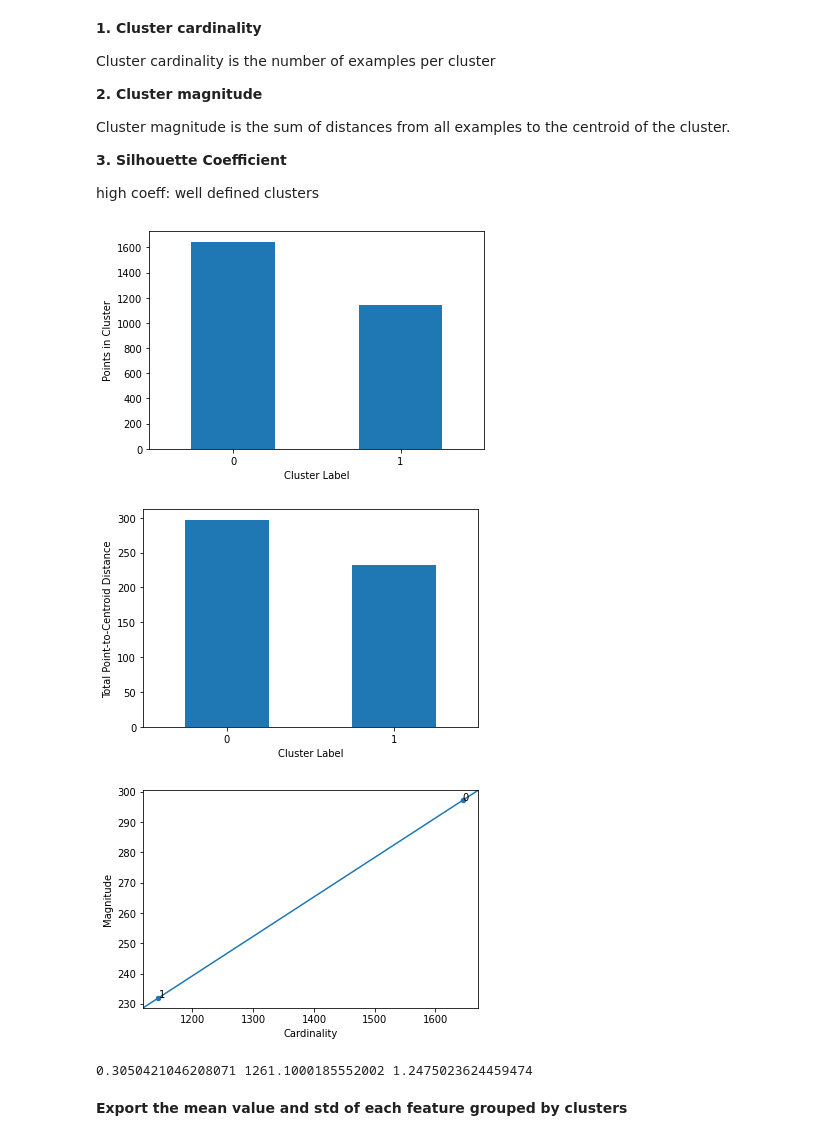
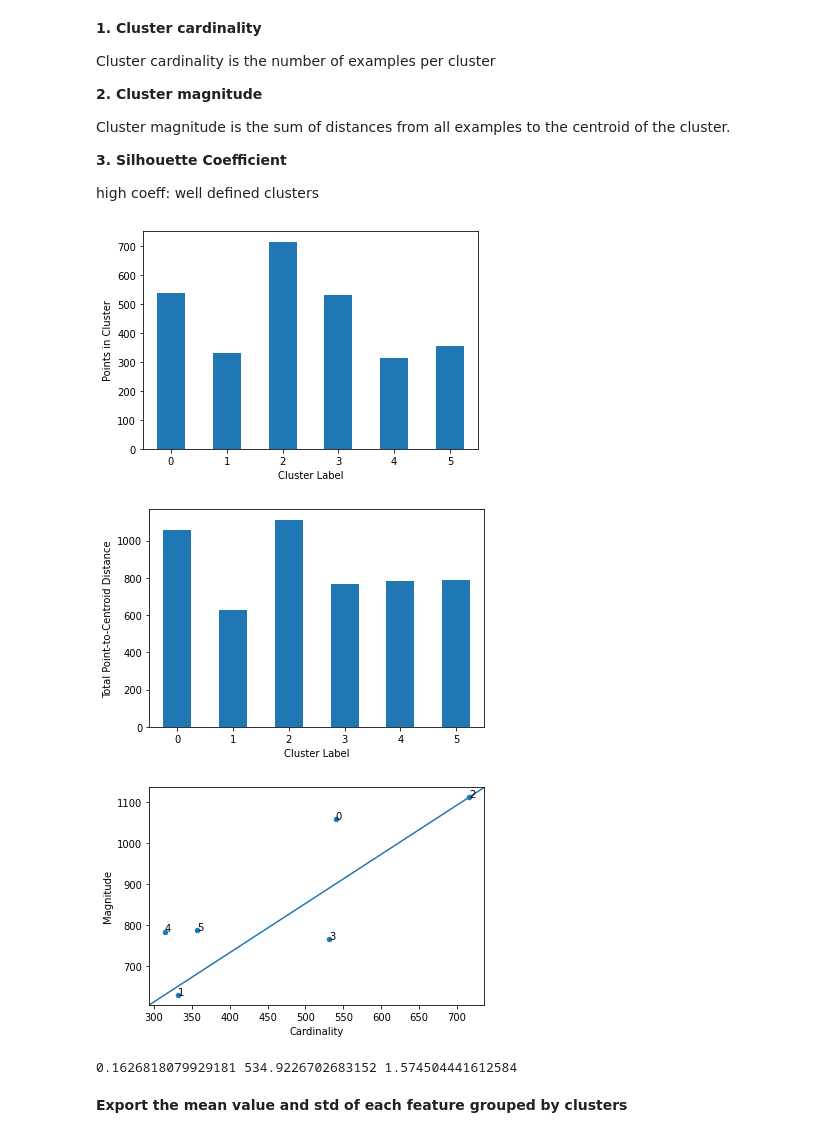
Before and after one commit to CarolinRi/CorneaAI, a Jupyter notebook: Clustering_V1.ipynb, the cells around one changed output. Saved outputs shown, nothing was run; the diff lists cells and outputs as text; code cells hidden in the pictures.

```diff
--- a/Clustering_V1.ipynb
+++ b/Clustering_V1.ipynb
@@ -132,0 +173,8 @@ max       5.199338     5.199338     5.199338     5.199338     5.199338
+# %%
+# get evidence as a dataframe and labels as a list; the DF includes the specified set of features
+to_keep, df_evidence, labels = get_evidence(data, feature_count = 8, export = True, clear_outliers = False)
+
+# do preprocessing, methods = 'minmax', 'standard', 'robust', 'powert', 'quantile'
+df_evidence_sc = do_preprocessing(df_evidence, method = 'powert', export = True)
+
+# print(evidence_sc_desc)
@@ -155,7 +207,7 @@ The number of clusters is varied from 1 to 10 and the WCSS (Within-Cluster Sum o
 wcss = []
 for i in range(1, 11):
     kmeans = KMeans(n_clusters=i, init='k-means++', max_iter=300, n_init=10, random_state=None)
-    kmeans.fit(evidence)
+    kmeans.fit(df_evidence_sc)
     wcss.append(kmeans.inertia_)
 plt.plot(range(1, 11), wcss)
 plt.title('Elbow Method')
@@ -167,7 +219,7 @@ plt.show()
 # %%
 # performing k means clustering with n clusters
-kmeans = KMeans(n_clusters=2, init='k-means++', max_iter=300, n_init=10, random_state=None)
-pred_y_kmeans = kmeans.fit(evidence)
+kmeans = KMeans(n_clusters=6, init='k-means++', max_iter=300, n_init=10, random_state=None)
+pred_y_kmeans = kmeans.fit(df_evidence_sc)
 
 # print(pred_y_kmeans.labels_)
 
@@ -197,24 +249,24 @@ high coeff: well defined clusters
 # %%
 plot_cluster_cardinality(pred_y_kmeans.labels_)
 
-plot_cluster_magnitude(evidence, pred_y_kmeans.labels_, pred_y_kmeans.cluster_centers_,euclidean)
+plot_cluster_magnitude(df_evidence_sc, pred_y_kmeans.labels_, pred_y_kmeans.cluster_centers_,euclidean)
 
-plot_magnitude_vs_cardinality(evidence, pred_y_kmeans.labels_, pred_y_kmeans.cluster_centers_, euclidean)
+plot_magnitude_vs_cardinality(df_evidence_sc, pred_y_kmeans.labels_, pred_y_kmeans.cluster_centers_, euclidean)
 
 plt.show()
 
 # metrics.silhouette_score(evidence, pred_y.labels_, metric='euclidean')
 
-Sil_kmeans = metrics.silhouette_score(evidence, pred_y_kmeans.labels_, metric='euclidean')
-CH_kmeans = metrics.calinski_harabasz_score(evidence, pred_y_kmeans.labels_)
-DB_kmeans = metrics.davies_bouldin_score(evidence, pred_y_kmeans.labels_)
+Sil_kmeans = metrics.silhouette_score(df_evidence_sc, pred_y_kmeans.labels_, metric='euclidean')
+CH_kmeans = metrics.calinski_harabasz_score(df_evidence_sc, pred_y_kmeans.labels_)
+DB_kmeans = metrics.davies_bouldin_score(df_evidence_sc, pred_y_kmeans.labels_)
 
 print(Sil_kmeans, CH_kmeans, DB_kmeans)
 # %% [output]
-[figure, old version]
+[figure, new version]
-[figure, old version]
+[figure, new version]
-[figure, old version]
+[figure, new version]
-0.3050421046208071 1261.1000185552002 1.2475023624459474
+0.1626818079929181 534.9226702683152 1.574504441612584
 # %% [markdown]
 **Export the mean value and std of each feature grouped by clusters**
 # %%
```
Also changed, not shown: parts of 13 cells of this notebook.
